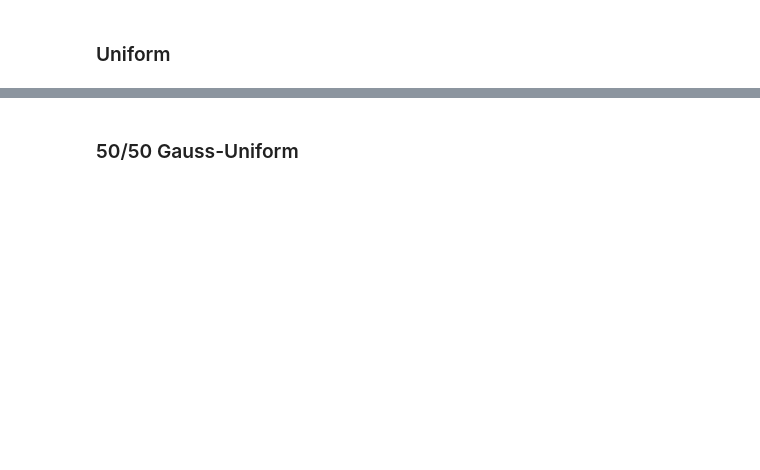
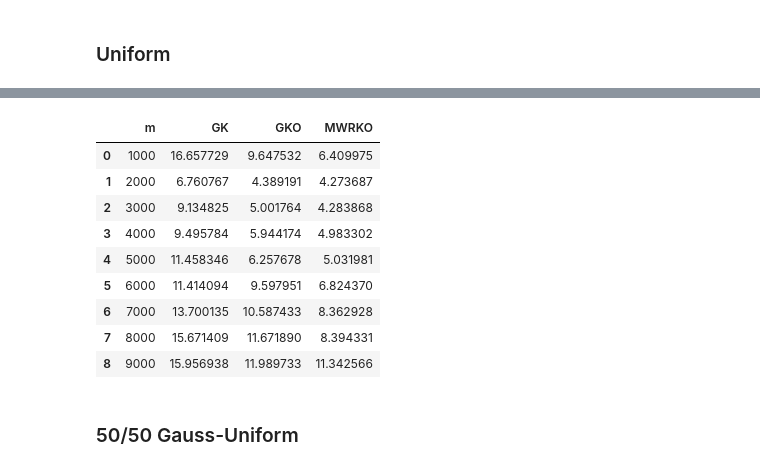
Before and after one commit to emicervantes/gko-23, a Jupyter notebook: scripts/synthetic-exp/synthetic-exp2.ipynb, the cells around one changed output, grey strips where cells are left out. Drawn from its saved outputs; the diff is of its cells as text; code cells hidden in the pictures; blank space fills up the shorter version.

```diff
--- a/scripts/synthetic-exp/synthetic-exp2.ipynb
+++ b/scripts/synthetic-exp/synthetic-exp2.ipynb
@@ -158,3 +199,21 @@ plt.savefig('../../outputs/synthetic-exp/sizes-test/cpu/size-unif-cpu.png')
+# %%
+df_cpu = pd.DataFrame()
+df_cpu['m'] = m
+df_cpu['GK'] = gk_unif_cpu
+df_cpu['GKO'] = gko_unif_cpu
+df_cpu['MWRKO'] = mwrko_unif_cpu
+df_cpu
+# %% [output]
+|  | m | GK | GKO | MWRKO |
+| 0 | 1000 | 16.657729 | 9.647532 | 6.409975 |
+| 1 | 2000 | 6.760767 | 4.389191 | 4.273687 |
+| 2 | 3000 | 9.134825 | 5.001764 | 4.283868 |
+| 3 | 4000 | 9.495784 | 5.944174 | 4.983302 |
+| 4 | 5000 | 11.458346 | 6.257678 | 5.031981 |
+| 5 | 6000 | 11.414094 | 9.597951 | 6.824370 |
+| 6 | 7000 | 13.700135 | 10.587433 | 8.362928 |
+| 7 | 8000 | 15.671409 | 11.671890 | 8.394331 |
+| 8 | 9000 | 15.956938 | 11.989733 | 11.342566 |
 # %% [markdown]
 ### 50/50 Gauss-Uniform
 # %%
```
Also changed, not shown: parts of 13 cells of this notebook, 11 other files.
